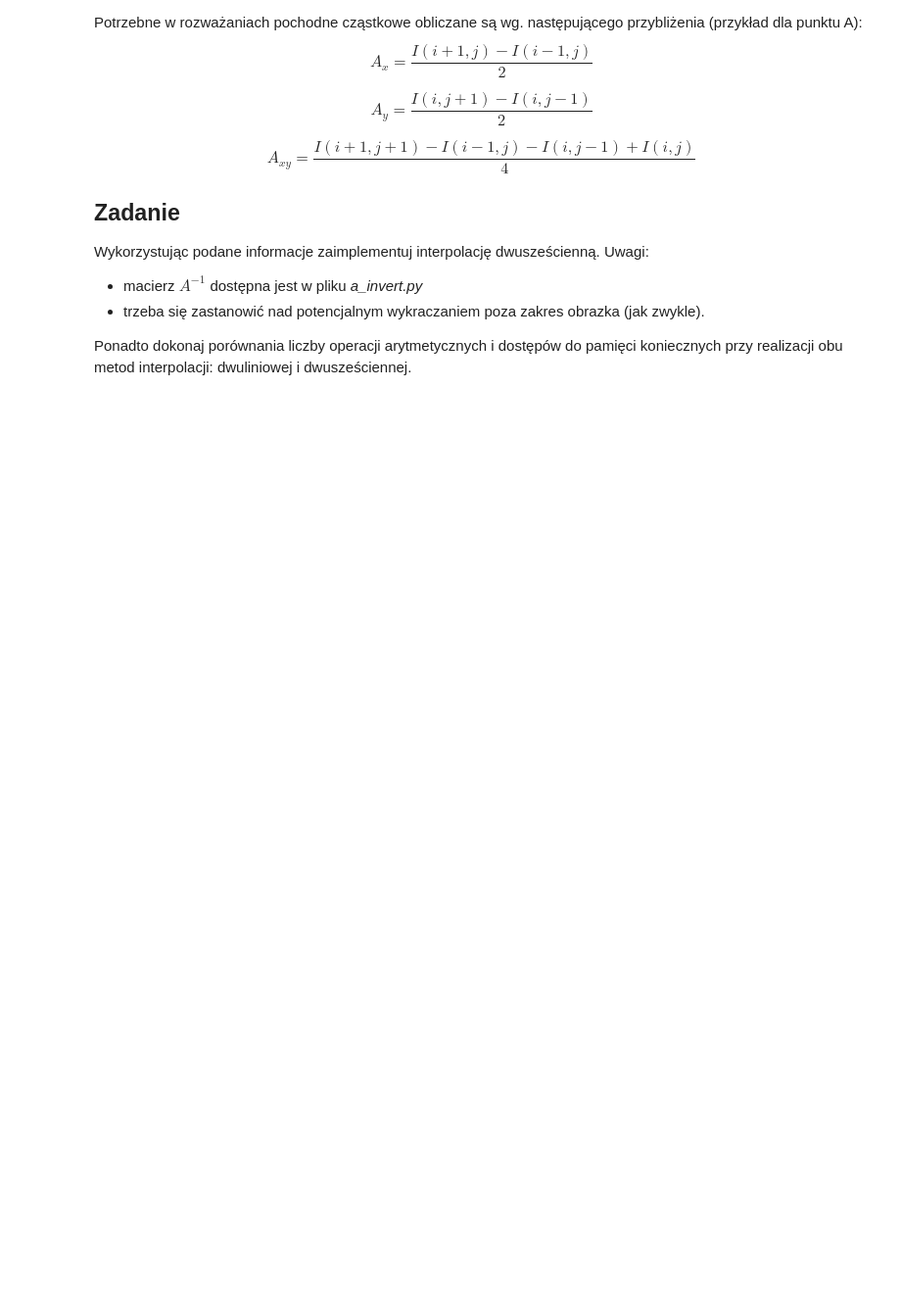
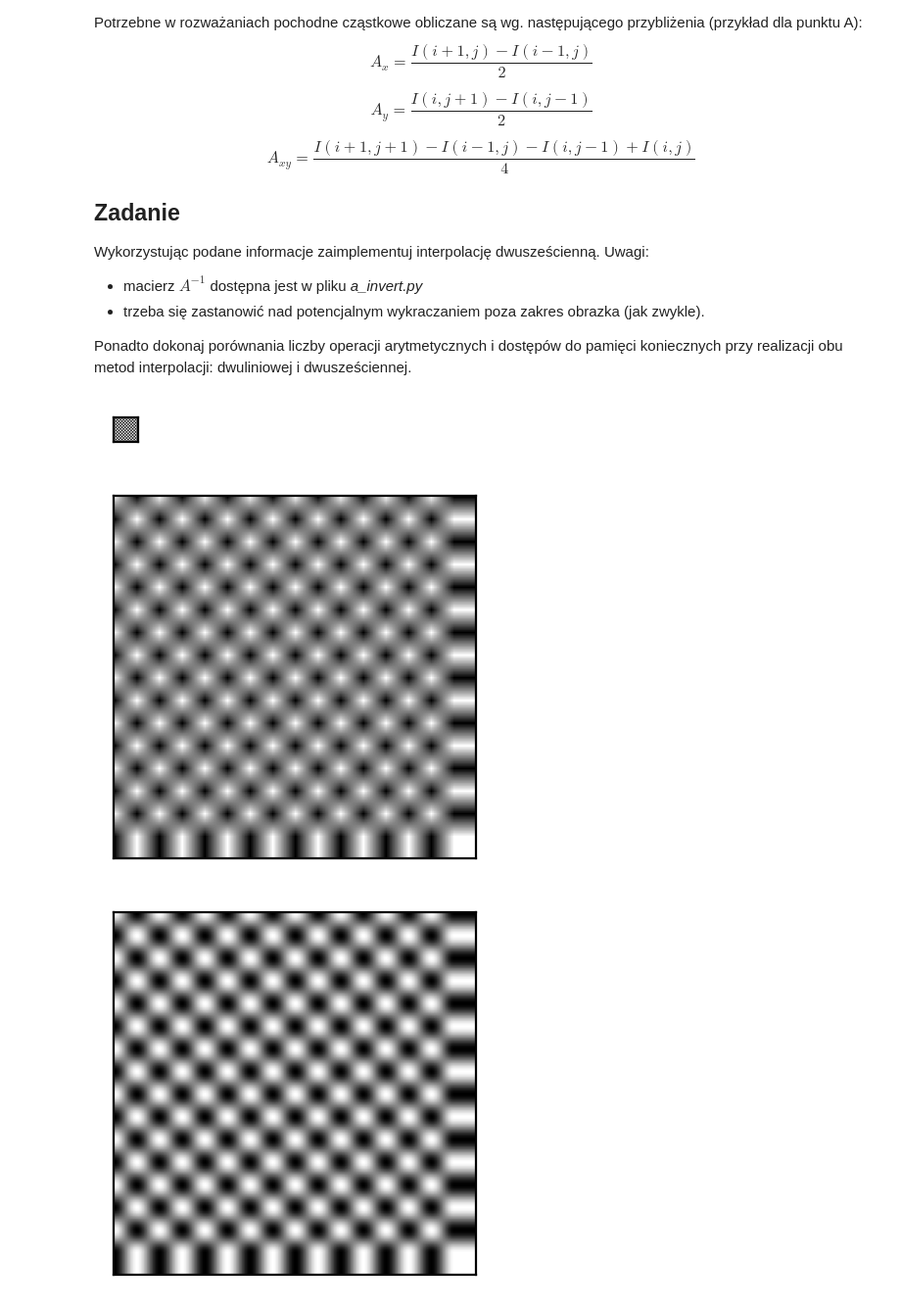
Before and after one commit to lkwinta/Digital-Image-Processing, a Jupyter notebook: lab05/05_resolution_hw.ipynb, the cells around one changed output. Shown at 98% size. Saved outputs shown, nothing was run; the diff lists cells and outputs as text; code cells hidden in the pictures; blank space fills up the shorter version.

```diff
--- a/lab05/05_resolution_hw.ipynb
+++ b/lab05/05_resolution_hw.ipynb
@@ -93,0 +92,22 @@ import ainvert
+# %%
+def bilinear_interpolation(img, scale_h, scale_w):
+    (old_H, old_W) = img.shape
+    (new_H, new_W) = (int(old_H*scale_h), int(old_W*scale_w))
+
+    img_upscaled = np.zeros((new_H, new_W), dtype=np.uint8)
+
+    for h in range(new_H):
+        for w in range(new_W):
+            ind_h, ind_w = int(h/scale_h), int(w/scale_w)
+
+            fA = img[ind_h, ind_w]
+            fB = img[ind_h, min(ind_w + 1, old_W - 1)]
+            fD = img[min(ind_h + 1, old_H - 1), ind_w]
+            fC = img[min(ind_h + 1, old_H - 1), min(ind_w + 1, old_W -1)]
+
+            i = h/scale_h - ind_h
+            j = w/scale_w - ind_w
+
+            img_upscaled[h][w] = (np.array([[1 - i, i]]) @ np.array([[fA, fB], [fD, fC]]) @ np.array([[1 - j], [j]]))[0][0]
+
+    return img_upscaled
@@ -93,0 +167,18 @@ import ainvert
+# %%
+def print_img(img):
+    plt.figure(figsize=(img.shape[0]/100,img.shape[1]/100), dpi=200)
+    plt.imshow(img, cmap ="gray")
+    plt.xticks([]), plt.yticks([])  # Hides the graph ticks and x / y axis
+    plt.show()
+# %%
+parrot = cv2.imread('parrot.bmp', cv2.IMREAD_GRAYSCALE)
+clock = cv2.imread('clock.bmp', cv2.IMREAD_GRAYSCALE)
+chessboard = cv2.imread('chessboard.bmp', cv2.IMREAD_GRAYSCALE)
+# %%
+print_img(chessboard)
+print_img(bilinear_interpolation(chessboard, 15, 15))
+print_img(bicubic_interpolation(chessboard, 15, 15))
+# %% [output]
+[figure, added]
+[figure, added]
+[figure, added]
```
Also changed, not shown: parts of 4 cells of this notebook.
